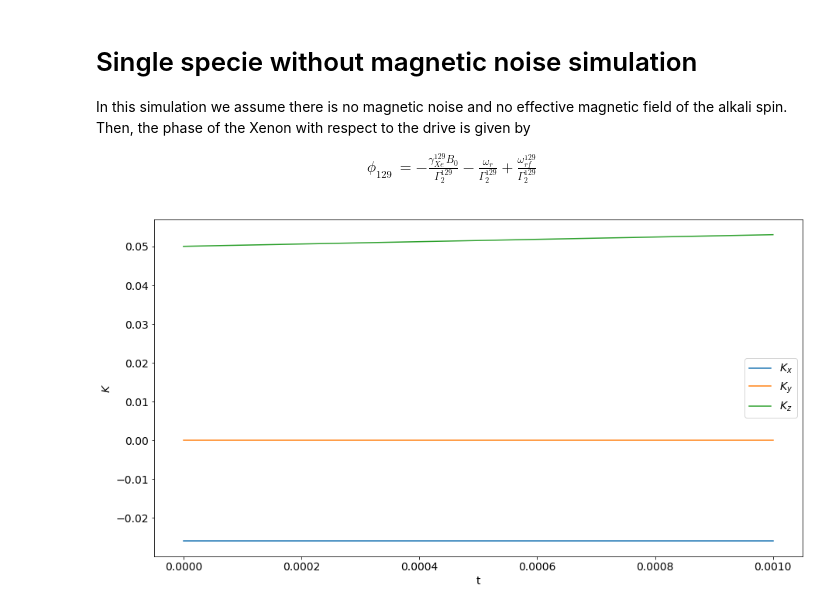
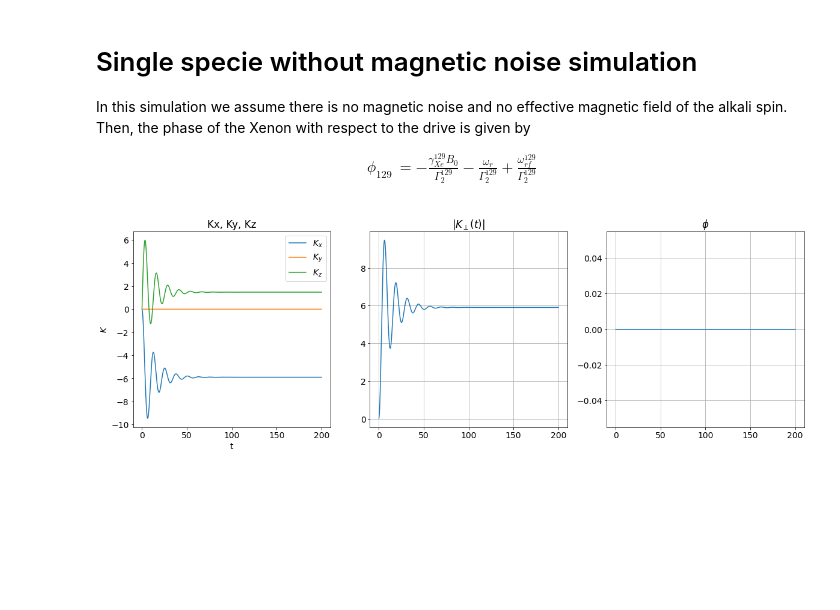
Before and after one commit to RoyElkabetz/NMR-gyroscope, a Jupyter notebook: NMRG_experiment.ipynb, the cells around one changed output. Drawn from its saved outputs; the diff is of its cells as text; code cells hidden in the pictures; blank space fills up the shorter version.

```diff
--- a/NMRG_experiment.ipynb
+++ b/NMRG_experiment.ipynb
@@ -22,5 +22,5 @@ np.random.seed(14)
 # %%
-# # useful functions
-# def l2_norm(a):
-#   return np.sqrt(np.sum(np.power(a, 2)))
+# useful functions
+def l2_norm(a):
+  return np.sqrt(np.sum(np.power(a, 2)))
 # %%
@@ -194,38 +208,58 @@ class Xenon:
     print('===================================================================')
 # %%
+g129 = 1
 t1 = 30    # s
-t2 = 8      # s
-B0 = 1 * G2T
+t2 = 8     # s
+B0 = 1 # 1 * G2T
 wr = 0
-Ad = 2 * np.sqrt((1 / t1) * (1 / t2))
-wd = g129 * 1 * G2T
+Ad = 1 # 2 * np.sqrt((1 / t1) * (1 / t2))
+wd = 1 # g129 * 1 * G2T
 Rse = np.array([0, 0, 0.1]) * t1
 
 
 Xe129 = Xenon(gamma=g129, t1=t1, t2=t2, name='129')
+#Xe129.drive = False
 Xe129.K = np.array([-0.0259, 0.00, 0.05])
 Xe129.set_z_bias_field(B0)
 Xe129.set_y_drive_field(Ad, wd)
-Xe129.set_bloch_matrix(wr)
+Xe129.set_bloch_matrix(B0, wr)
 Xe129.set_spin_exchange_amp(Rse)
 Xe129.solve_steady_state()
 # %%
 # solve ODE
-ts = np.linspace(0, 200, 1000)
+ts = np.linspace(0, 200, 3000)
 Kt = Xe129.solve_dynamics(ts)
 # %%
 # Plot the spin solution
 plt.rcParams.update({'font.size': 14})  # increase the font size
-plt.figure(figsize=(15, 8))
-plt.xlabel("t")
-plt.ylabel("$K$")
-plt.plot(ts, Kt[:, 0], label='$K_x$')
-plt.plot(ts, Kt[:, 1], label='$K_y$')
-plt.plot(ts, Kt[:, 2], label='$K_z$')
-plt.legend()
+fig = plt.figure(figsize=(20, 6))
+
+ax1 = plt.subplot(131)
+ax1.set_title('Kx, Ky, Kz')
+ax1.set_xlabel("t")
+ax1.set_ylabel("$K$")
+ax1.plot(ts, Kt[:, 0], label='$K_x$')
+ax1.plot(ts, Kt[:, 1], label='$K_y$')
+ax1.plot(ts, Kt[:, 2], label='$K_z$')
+ax1.legend()
+
+
+r = np.sqrt(Kt[:, 0] ** 2 + Kt[:, 1] ** 2)
+ax2 = plt.subplot(132)
+ax2.plot(ts, r)
+ax2.grid(True)
+ax2.set_title('$|K_{\perp}(t)|$')
+
+phi = np.arctan(Kt[:, 1] / Kt[:, 0])
+ax3 = plt.subplot(133)
+ax3.plot(ts, phi)
+ax3.grid(True)
+ax3.set_title('$\phi$')
+
+plt.tight_layout
 plt.show()
 # %% [output]
-[figure, old version]
+[figure, new version]
 # %%
 print('_________________________________________________________________')
 print('| steady state solution: {}'.format(Xe129.Ksteady))
```
Also changed, not shown: parts of 11 cells of this notebook.
